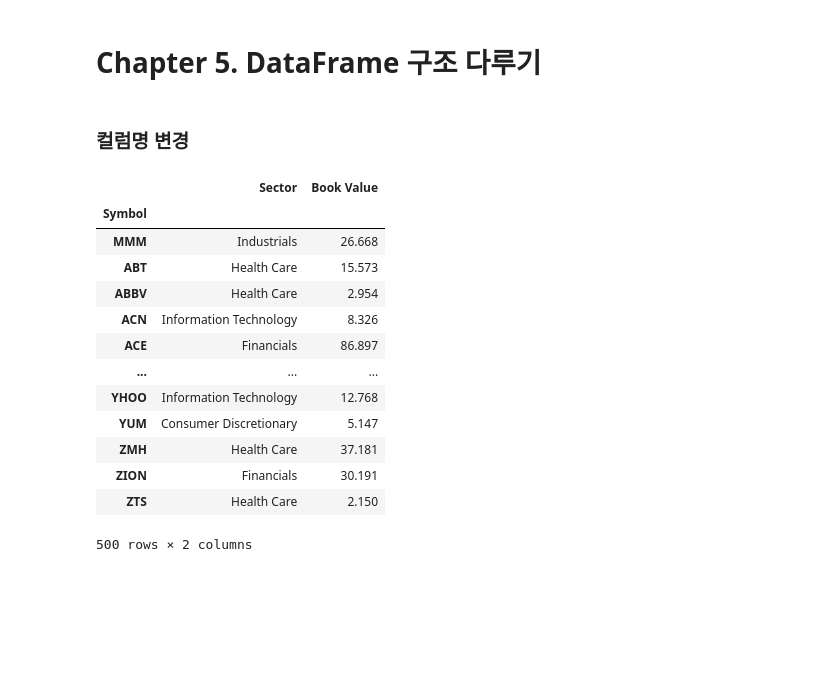
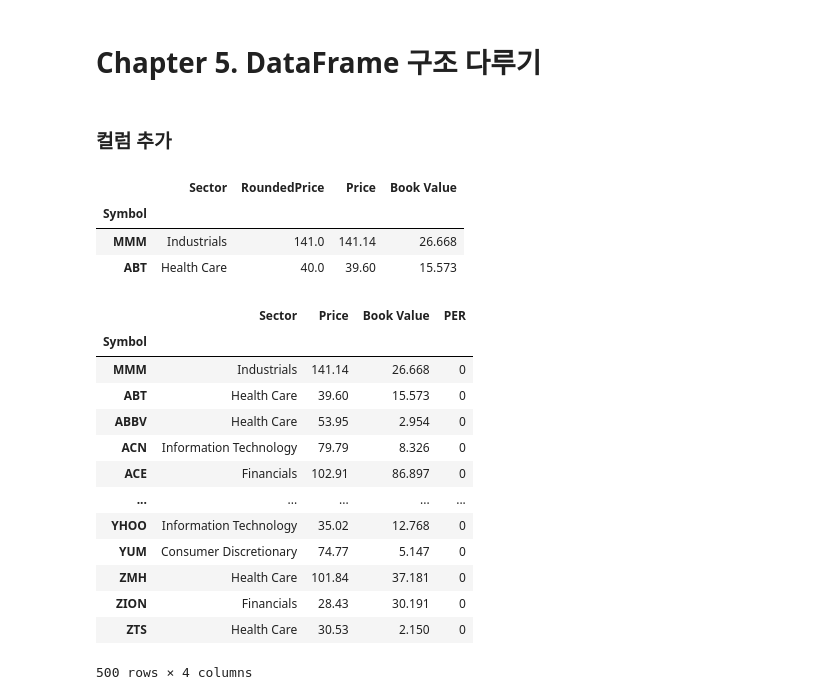
Before and after one commit to iop2000win/Basic, a Jupyter notebook: Pandas___Basic_03.ipynb, the cells around one changed output. Drawn from its saved outputs; the diff is of its cells as text; code cells hidden in the pictures; blank space fills up the shorter version.

```diff
--- a/Pandas___Basic_03.ipynb
+++ b/Pandas___Basic_03.ipynb
@@ -14,22 +14,37 @@ data_path = './data/Learning-Pandas-Second-Edition-master/data/sp500.csv'
 sp500 = pd.read_csv(data_path,
                     index_col = ['Symbol'],
                     usecols = [0, 2, 3, 7])
-# %% [markdown]
-### 컬럼명 변경
-# %%
-sp500.loc[:, ['Sector', 'Book Value']]
-# %% [output]
-|  | Sector | Book Value |
-| Symbol |  |  |
-| MMM | Industrials | 26.668 |
-| ABT | Health Care | 15.573 |
-| ABBV | Health Care | 2.954 |
-| ACN | Information Technology | 8.326 |
-| ACE | Financials | 86.897 |
-| ... | ... | ... |
-| YHOO | Information Technology | 12.768 |
-| YUM | Consumer Discretionary | 5.147 |
-| ZMH | Health Care | 37.181 |
-| ZION | Financials | 30.191 |
-| ZTS | Health Care | 2.150 |
-500 rows × 2 columns
+# %% [markdown]
+### 컬럼 추가
+# %%
+# insert 메서드를 통해 원하는 위치에 새로운 컬럼 추가 가능
+copy = sp500.copy()
+
+copy.insert(1, 'RoundedPrice', sp500.Price.round())
+display(copy[:2])
+# %% [output]
+|  | Sector | RoundedPrice | Price | Book Value |
+| Symbol |  |  |  |  |
+| MMM | Industrials | 141.0 | 141.14 | 26.668 |
+| ABT | Health Care | 40.0 | 39.60 | 15.573 |
+# %%
+# 확장을 통한 컬럼 추가
+copy = sp500.copy()
+
+copy.loc[:, 'PER'] = 0 # 전체 로우 선택 후, 새로운 컬럼 지정
+display(copy)
+# %% [output]
+|  | Sector | Price | Book Value | PER |
+| Symbol |  |  |  |  |
+| MMM | Industrials | 141.14 | 26.668 | 0 |
+| ABT | Health Care | 39.60 | 15.573 | 0 |
+| ABBV | Health Care | 53.95 | 2.954 | 0 |
+| ACN | Information Technology | 79.79 | 8.326 | 0 |
+| ACE | Financials | 102.91 | 86.897 | 0 |
+| ... | ... | ... | ... | ... |
+| YHOO | Information Technology | 35.02 | 12.768 | 0 |
+| YUM | Consumer Discretionary | 74.77 | 5.147 | 0 |
+| ZMH | Health Care | 101.84 | 37.181 | 0 |
+| ZION | Financials | 28.43 | 30.191 | 0 |
+| ZTS | Health Care | 30.53 | 2.150 | 0 |
+500 rows × 4 columns
```
Also changed, not shown: parts of 15 cells of this notebook, 1 other file.
